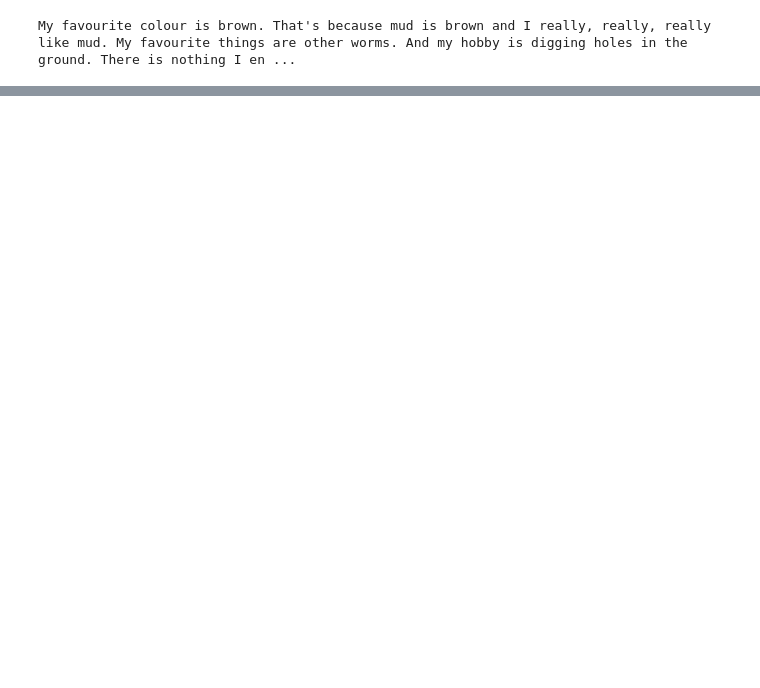
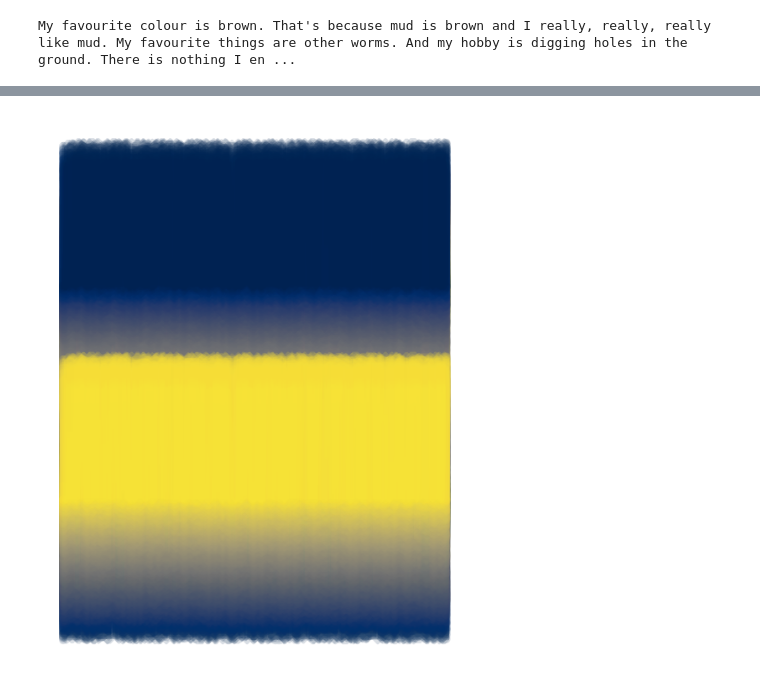
Before and after one commit to jvparidon/rothcoverart, a Jupyter notebook: cover.ipynb, the cells around one changed output, grey strips where cells are left out. Drawn from its saved outputs; the diff is of its cells as text; code cells hidden in the pictures; blank space fills up the shorter version.

```diff
--- a/cover.ipynb
+++ b/cover.ipynb
@@ -79,0 +111,5 @@ len(set(text))
+# %%
+fig, ax = paint_from_text(text, vecs_dict, smoothing=1, colormap=plt.cm.cividis)
+plt.savefig('covers/cover_cividis.png', dpi=300)
+# %% [output]
+[figure, added]
```
Also changed, not shown: parts of 21 cells of this notebook, 8 other files.
